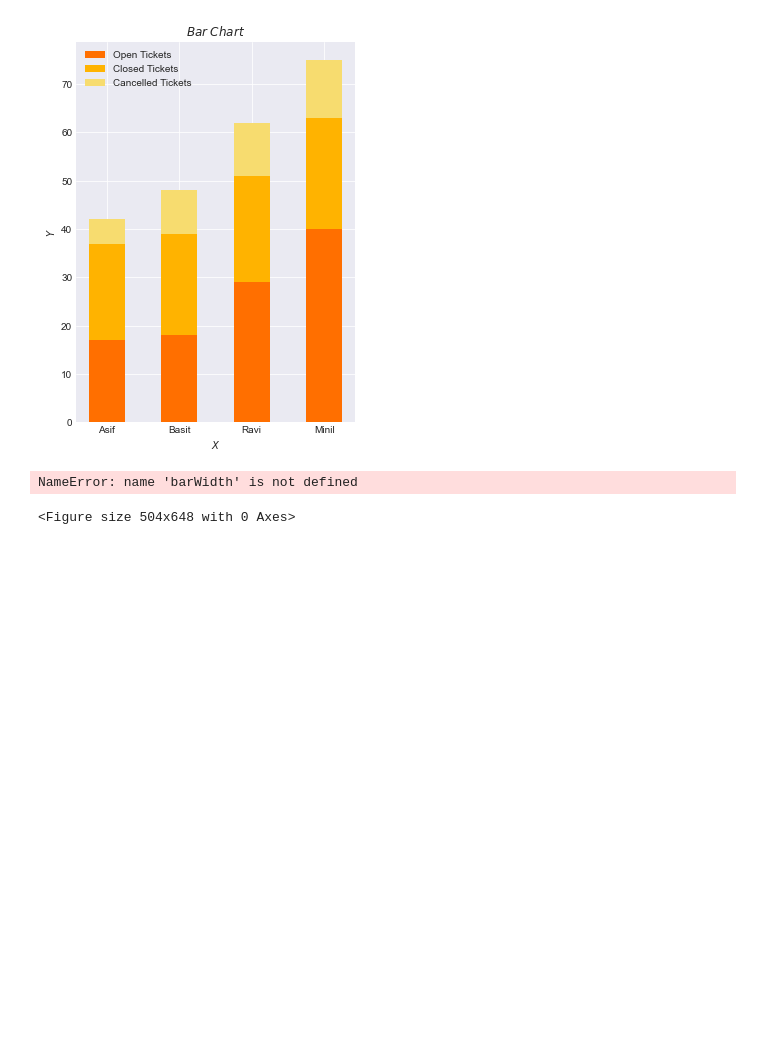
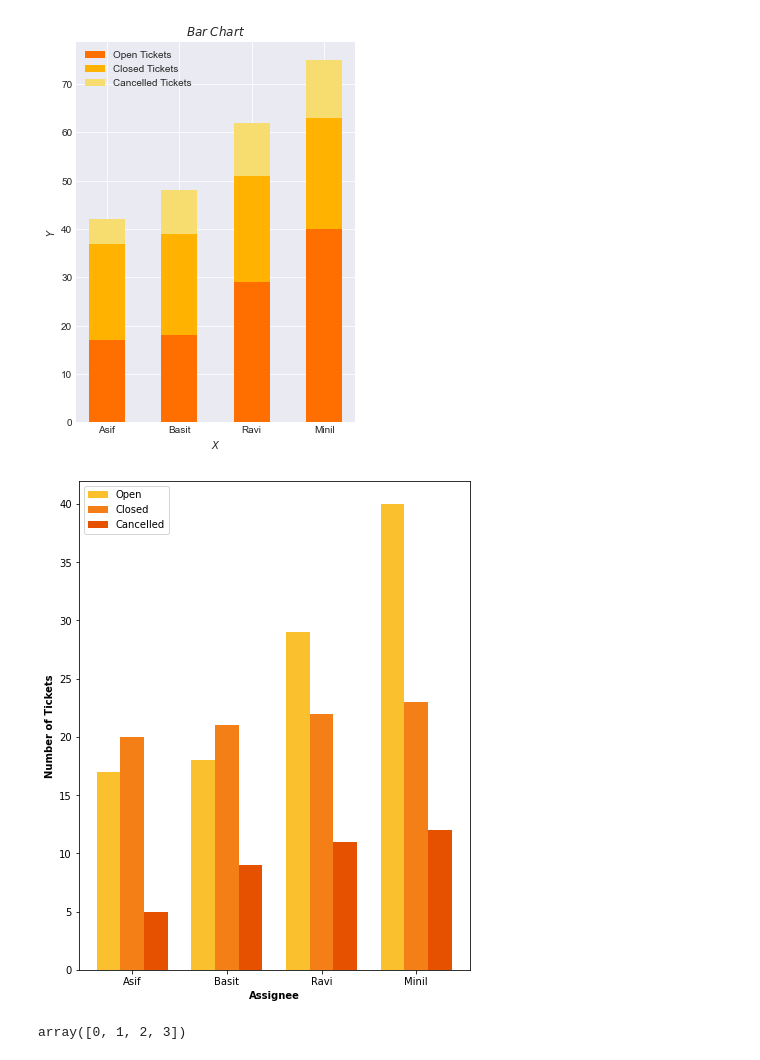
Before and after one commit to uannabi/MatPlotLibGraph, a Jupyter notebook: BarGraph.ipynb, the cells around one changed output. Saved outputs shown, nothing was run; the diff lists cells and outputs as text; code cells hidden in the pictures; blank space fills up the shorter version.

```diff
--- a/BarGraph.ipynb
+++ b/BarGraph.ipynb
@@ -151,33 +151,33 @@ plt.show()
 # Grouped Bar Chart
 plt.figure(figsize=(7,9))
 # Set width of bar
-barwidth =0.25
+barWidth =0.25
 
 # set geight of bar
 
 y1= np.array([17,18,29,40])
 y2=np.array([20,21,22,23])
 y3=np.array([5,9,11,12])
 
 # Set position of bar on X axis
 pos1 = np.arange(len(y1))
 pos2 = [x + barWidth for x in pos1]
 pos3 = [x + barwidth for x in pos2]
 # Make the plot
 
 plt.bar(pos1, y1, color='#FBC02D', width=barWidth, label='Open')
 plt.bar(pos2, y2, color='#F57F17', width=barWidth, label='Closed')
 plt.bar(pos3, y3, color='#E65100', width=barWidth, label='Cancelled')
 
 
 # Add xticks on the middle of the group bars
 plt.xlabel('Assignee', fontweight='bold')
 plt.ylabel('Number of Tickets', fontweight='bold')
 plt.xticks([i + barWidth for i in range(len(y1))], ['Asif', 'Basit', 'Ravi', 'Minil'])
 # Create legend & Show graphic
 plt.legend()
 plt.show()
 np.arange(len(y1))
 # %% [output]
+[figure, added]
-NameError: name 'barWidth' is not defined
+array([0, 1, 2, 3])
-<Figure size 504x648 with 0 Axes>
```
Also changed, not shown: parts of 1 cell of this notebook.
